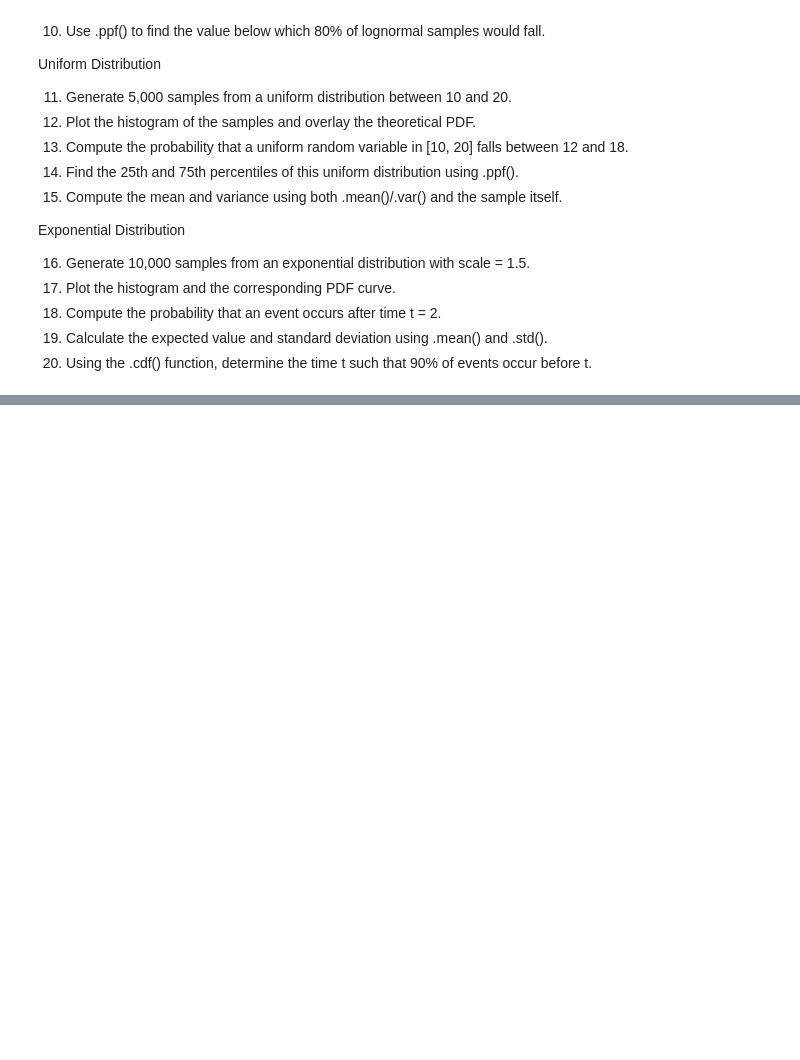
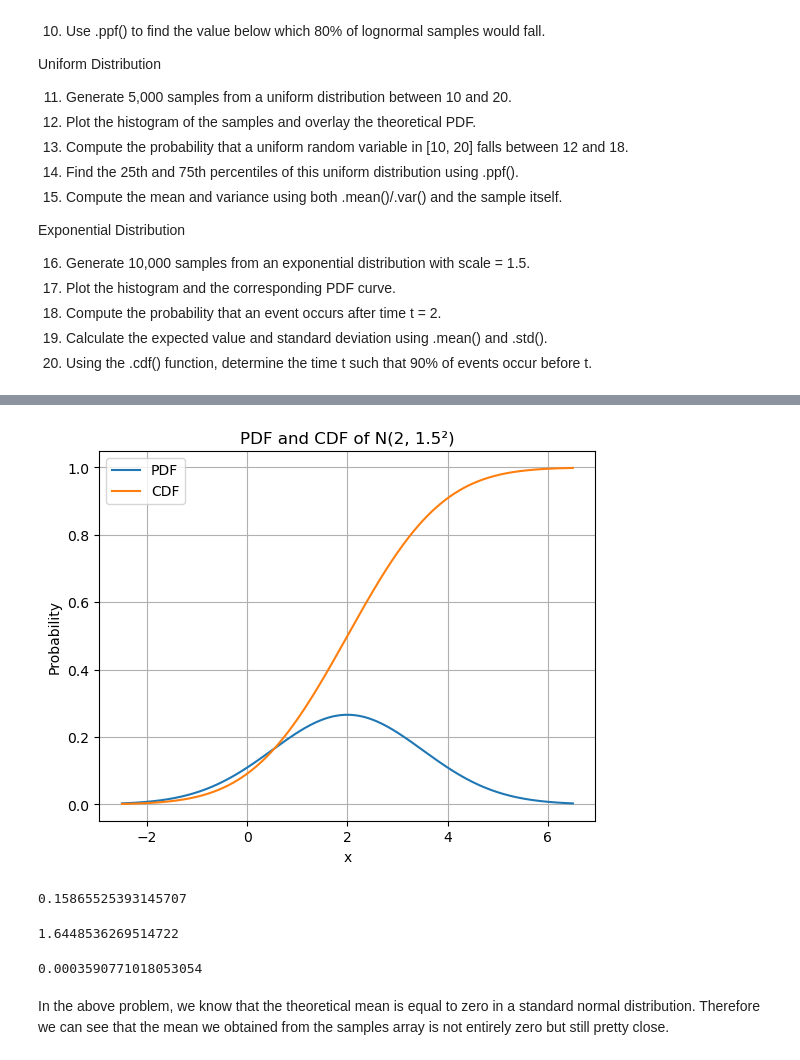
Before and after one commit to carlossilva23/Option-Pricing-Library, a Jupyter notebook: Notebooks/SciPyStatsExercises.ipynb, the cells around one changed output, grey strips where cells are left out. Drawn from its saved outputs; the diff is of its cells as text; code cells hidden in the pictures; blank space fills up the shorter version.

```diff
--- a/Notebooks/SciPyStatsExercises.ipynb
+++ b/Notebooks/SciPyStatsExercises.ipynb
@@ -32,0 +57,36 @@ Exponential Distribution
+# %%
+x = np.linspace(-2.5, 6.5, 500)
+mean = 2
+stdev = 1.5
+pdf = norm.pdf(x, loc=mean, scale=stdev)
+cdf = norm.cdf(x, loc=mean, scale=stdev)
+
+import matplotlib.pyplot as plt
+plt.plot(x, pdf, label='PDF')
+plt.plot(x, cdf, label='CDF')
+plt.title("PDF and CDF of N(2, 1.5²)")
+plt.xlabel("x")
+plt.ylabel("Probability")
+plt.legend()
+plt.grid(True)
+plt.show()
+# %% [output]
+[figure, added]
+# %%
+prob = norm.cdf(-1, loc=0, scale=1)
+print(prob)
+# %% [output]
+0.15865525393145707
+# %%
+z = norm.ppf(.95)
+print(z)
+# %% [output]
+1.6448536269514722
+# %%
+samples = norm.rvs(loc=0, scale=1, size=10000)
+sampleMean = np.mean(samples)
+print(sampleMean)
+# %% [output]
+0.0003590771018053054
+# %% [markdown]
+In the above problem, we know that the theoretical mean is equal to zero in a standard normal distribution. Therefore we can see that the mean we obtained from the samples array is not entirely zero but still pretty close.
```
Also changed, not shown: parts of 1 cell of this notebook, 1 other file.
